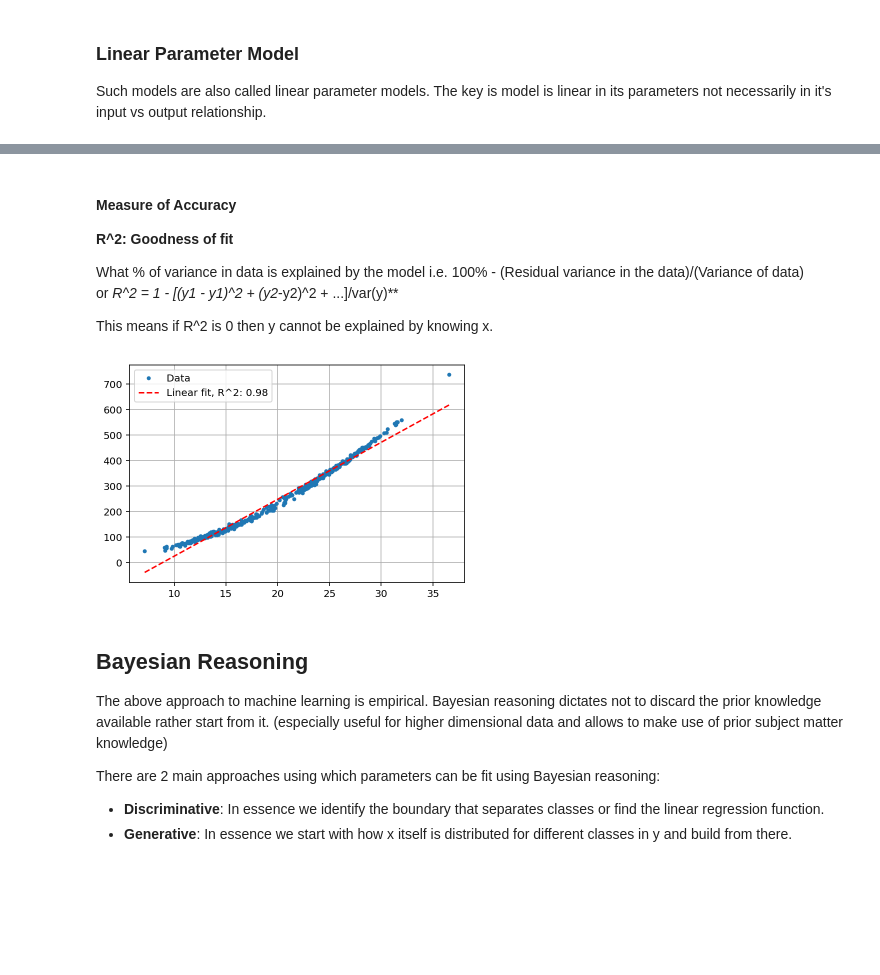
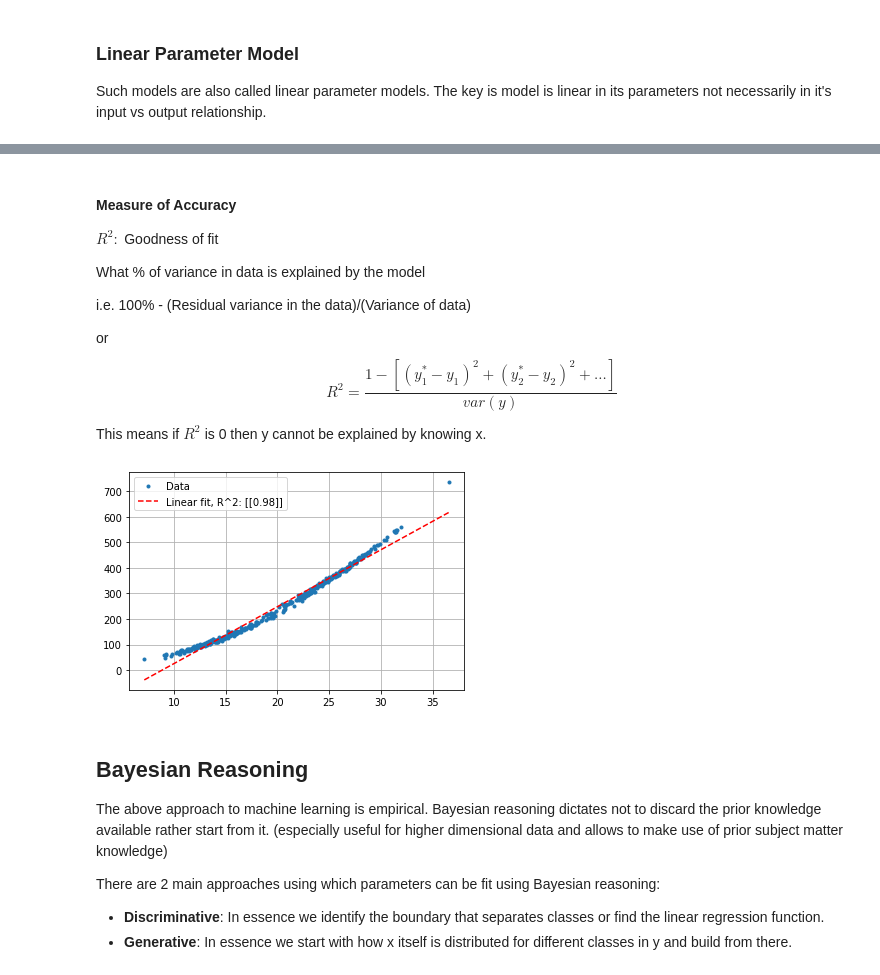
Before and after one commit to prteek/IO, a Jupyter notebook: intro_to_ml.ipynb, the cells around one changed output, grey strips where cells are left out. Cells and saved outputs as stored; diff of their text form; code cells hidden in the pictures; blank space fills up the shorter version.

```diff
--- a/intro_to_ml.ipynb
+++ b/intro_to_ml.ipynb
@@ -32,16 +32,12 @@ x_lo = np.random.normal(15,3, (200,1))
 y_lo = (x_lo**2)/2+1*x_lo + 1
 x_hi = np.random.normal(25,3, (200,1))
 y_hi = (x_hi**2)/2+x_hi*1.5+2
-x    = np.append(x_lo, x_hi).reshape(-1,1)
-y    = np.append(y_lo, y_hi).reshape(-1,1)
-yn   = np.random.normal(3,5, (len(y),1)) + y
+x    = np.concatenate((x_lo, x_hi), axis=0)
+y    = np.concatenate((y_lo, y_hi), axis=0)
+yn   = np.random.normal(3,5, y.shape) + y
 
-xu, i = np.unique(x, return_index=True)
-yu    = yn[i]
-
-xs = np.sort(xu)
-i  = np.argsort(xu)
-ys = yu[i]
+xs, i = np.unique(x, return_index=True, axis=0) # axis preserves the shape of returned array
+ys    = yn[i]
 
 x_partition = np.where(xs<20)[0][-1]
 
@@ -151,31 +187,35 @@ plt.show()
 # %% [markdown]
 #### Measure of Accuracy
 
-**R^2: Goodness of fit**
+$ R^2: $ Goodness of fit
 
 What % of variance in data is explained by the model
+
 i.e. 100% - (Residual variance in the data)/(Variance of data)
-or **R^2 = 1 - [(y1* - y1)^2 + (y2*-y2)^2 + ...]/var(y)**
 
-This means if R^2 is 0 then y cannot be explained by knowing x.
+or $$ R^2 = \frac{1 - [(y_1^* - y_1)^2 + (y_2^*-y_2)^2 + ...]}{var(y)} $$
+
+This means if $R^2$ is 0 then y cannot be explained by knowing x.
 # %%
 plt.plot(xs, ys, '.', label='Data')
 
-theta = np.linalg.pinv(np.c_[xs, np.ones((len(xs),1))])@ys
+X           = xs.reshape(-1,1)
+y           = ys
+lin_reg     = LinearRegression()
 
+lin_reg.fit(X,y)
+y_predicted = lin_reg.predict(X)
 
-model_error   = ys - np.c_[xs, np.ones((len(xs),1))]@theta
-de_mean_ys    = ys - np.mean(ys);
-r_squared     = np.round(1 - (np.sum(model_error**2)/np.sum(de_mean_ys**2)),2)
+model_error   = ys - y_predicted
+de_mean_ys    = ys - np.mean(ys)
+r_squared     = np.round(1 - (model_error.T@model_error)/(de_mean_ys.T@de_mean_ys),2)
 
-x_input  = np.array([min(xs), max(xs)])
-y_output = np.c_[x_input, np.ones((len(x_input),1))]@theta
-plt.plot(x_input, y_output, '--r',label=('Linear fit, R^2: ' + str(r_squared)))
+plt.plot(xs, y_predicted, '--r',label=('Linear fit, R^2: ' + str(r_squared)))
 plt.grid()
 plt.legend()
 plt.show()
 # %% [output]
-[figure, old version]
+[figure, new version]
 # %% [markdown]
 ## Bayesian Reasoning
 The above approach to machine learning is empirical.
```
Also changed, not shown: parts of 20 cells of this notebook.
